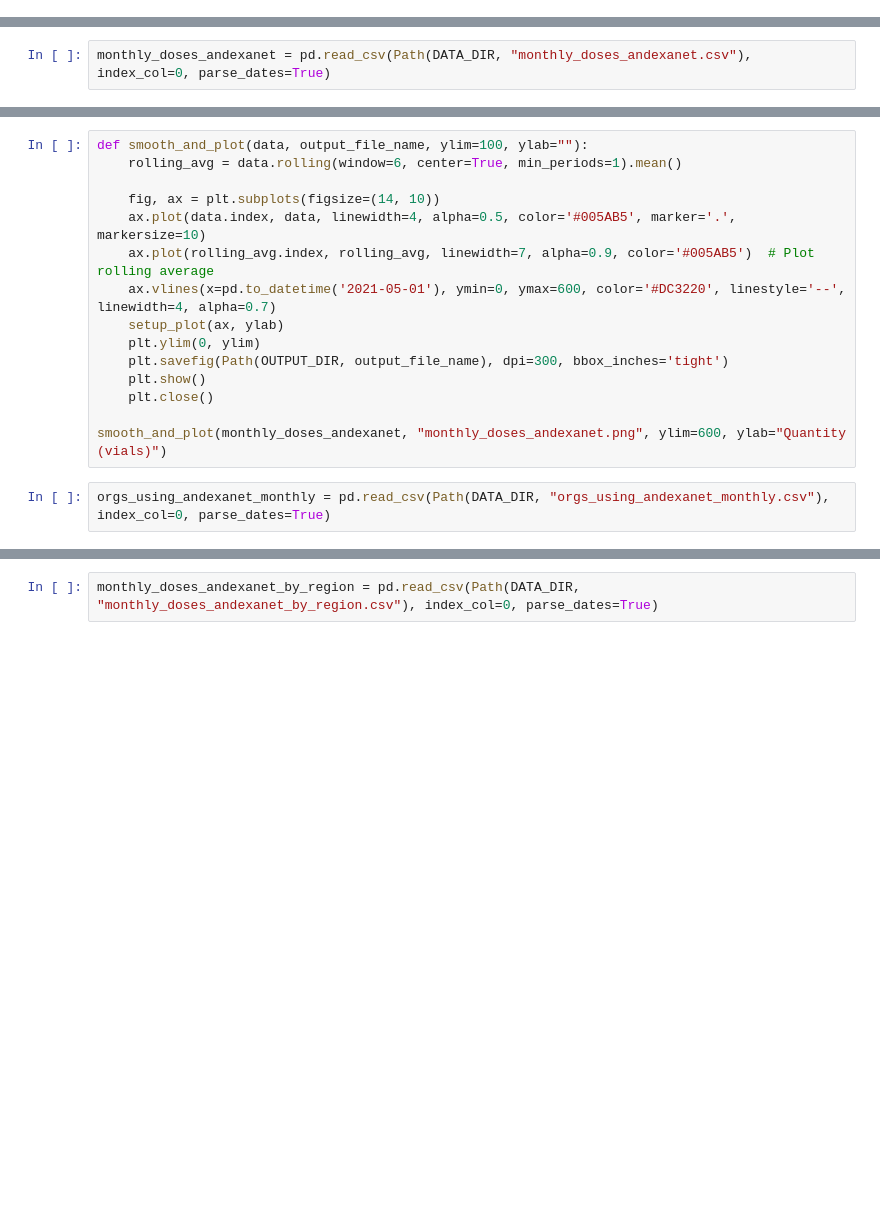
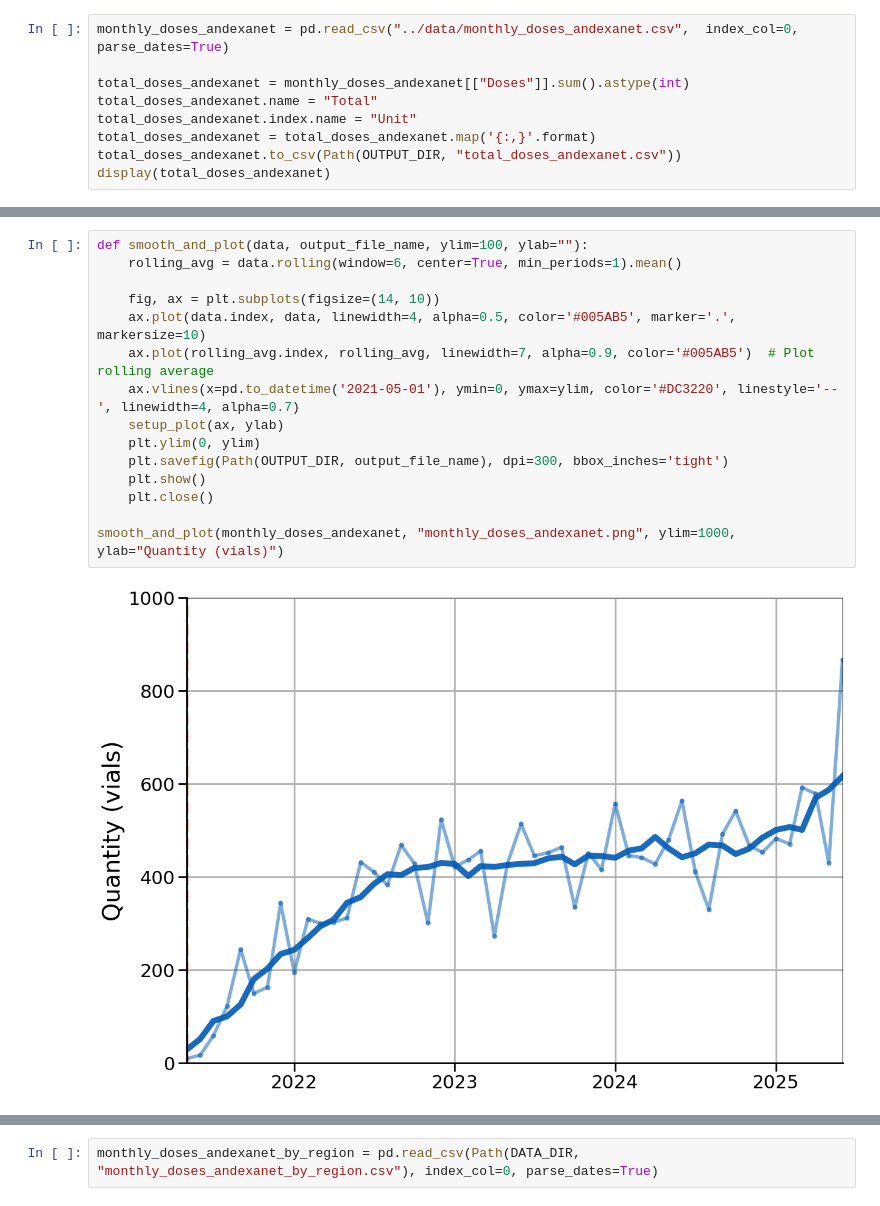
Before and after one commit to ebmdatalab/op-hospitals-andexanet, a Jupyter notebook: notebooks/generate_outputs.ipynb, the cells around one changed output, grey strips where cells are left out. Drawn from its saved outputs; the diff is of its cells as text; blank space fills up the shorter version.

Commit message:
update outputs

```diff
--- a/notebooks/generate_outputs.ipynb
+++ b/notebooks/generate_outputs.ipynb
@@ -10,3 +15,12 @@ from IPython.display import display
 from config import DATA_DIR, OUTPUT_DIR
 
 Path(OUTPUT_DIR).mkdir(parents=True, exist_ok=True)
+# %%
+monthly_doses_andexanet = pd.read_csv("../data/monthly_doses_andexanet.csv",  index_col=0, parse_dates=True)
+
+total_doses_andexanet = monthly_doses_andexanet[["Doses"]].sum().astype(int)
+total_doses_andexanet.name = "Total"
+total_doses_andexanet.index.name = "Unit"
+total_doses_andexanet = total_doses_andexanet.map('{:,}'.format)
+total_doses_andexanet.to_csv(Path(OUTPUT_DIR, "total_doses_andexanet.csv"))
+display(total_doses_andexanet)
@@ -43,2 +34,0 @@ display(total_doses_andexanet)
-# %%
-monthly_doses_andexanet = pd.read_csv(Path(DATA_DIR, "monthly_doses_andexanet.csv"), index_col=0, parse_dates=True)
@@ -57,18 +313,18 @@ def setup_plot(ax, ylabel):
 # %%
 def smooth_and_plot(data, output_file_name, ylim=100, ylab=""):
     rolling_avg = data.rolling(window=6, center=True, min_periods=1).mean()
 
     fig, ax = plt.subplots(figsize=(14, 10))
     ax.plot(data.index, data, linewidth=4, alpha=0.5, color='#005AB5', marker='.', markersize=10)
     ax.plot(rolling_avg.index, rolling_avg, linewidth=7, alpha=0.9, color='#005AB5')  # Plot rolling average
-    ax.vlines(x=pd.to_datetime('2021-05-01'), ymin=0, ymax=600, color='#DC3220', linestyle='--', linewidth=4, alpha=0.7)
+    ax.vlines(x=pd.to_datetime('2021-05-01'), ymin=0, ymax=ylim, color='#DC3220', linestyle='--', linewidth=4, alpha=0.7)
     setup_plot(ax, ylab)
     plt.ylim(0, ylim)
     plt.savefig(Path(OUTPUT_DIR, output_file_name), dpi=300, bbox_inches='tight')
     plt.show()
     plt.close()
 
-smooth_and_plot(monthly_doses_andexanet, "monthly_doses_andexanet.png", ylim=600, ylab="Quantity (vials)")
+smooth_and_plot(monthly_doses_andexanet, "monthly_doses_andexanet.png", ylim=1000, ylab="Quantity (vials)")
+# %% [output]
+[figure, added]
-# %%
-orgs_using_andexanet_monthly = pd.read_csv(Path(DATA_DIR, "orgs_using_andexanet_monthly.csv"), index_col=0, parse_dates=True)
 # %%
```
Also changed, not shown: parts of 19 cells of this notebook, 12 other files.
